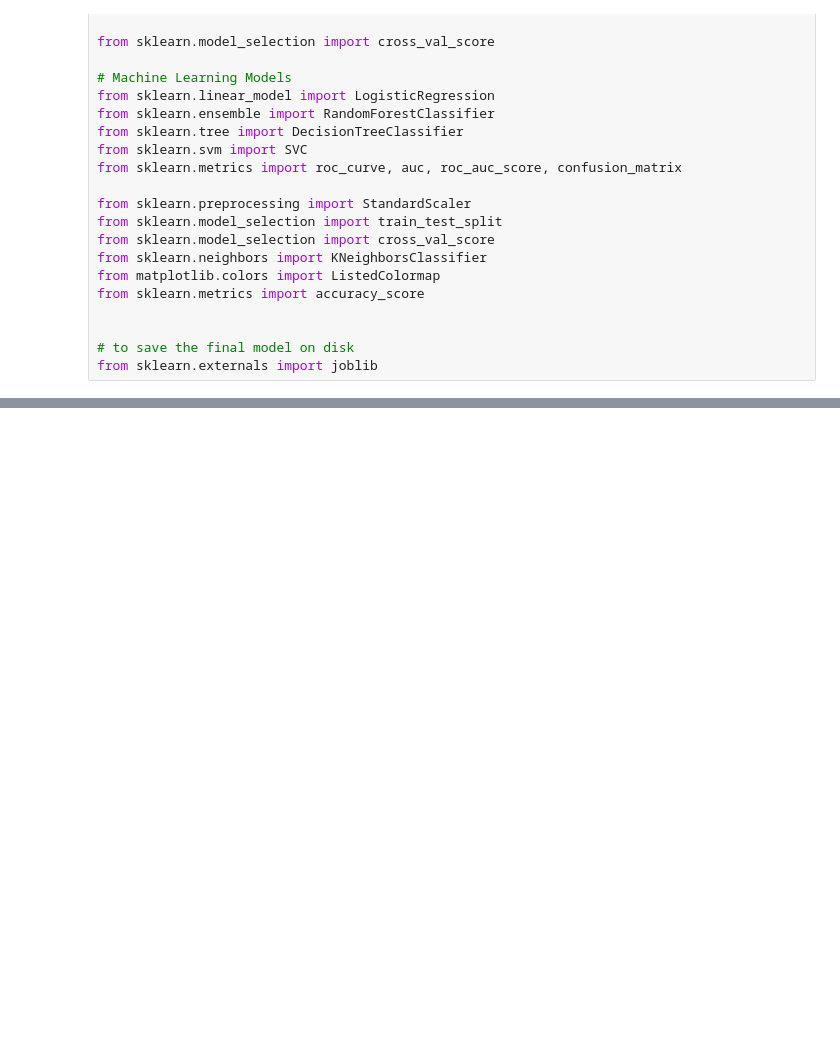
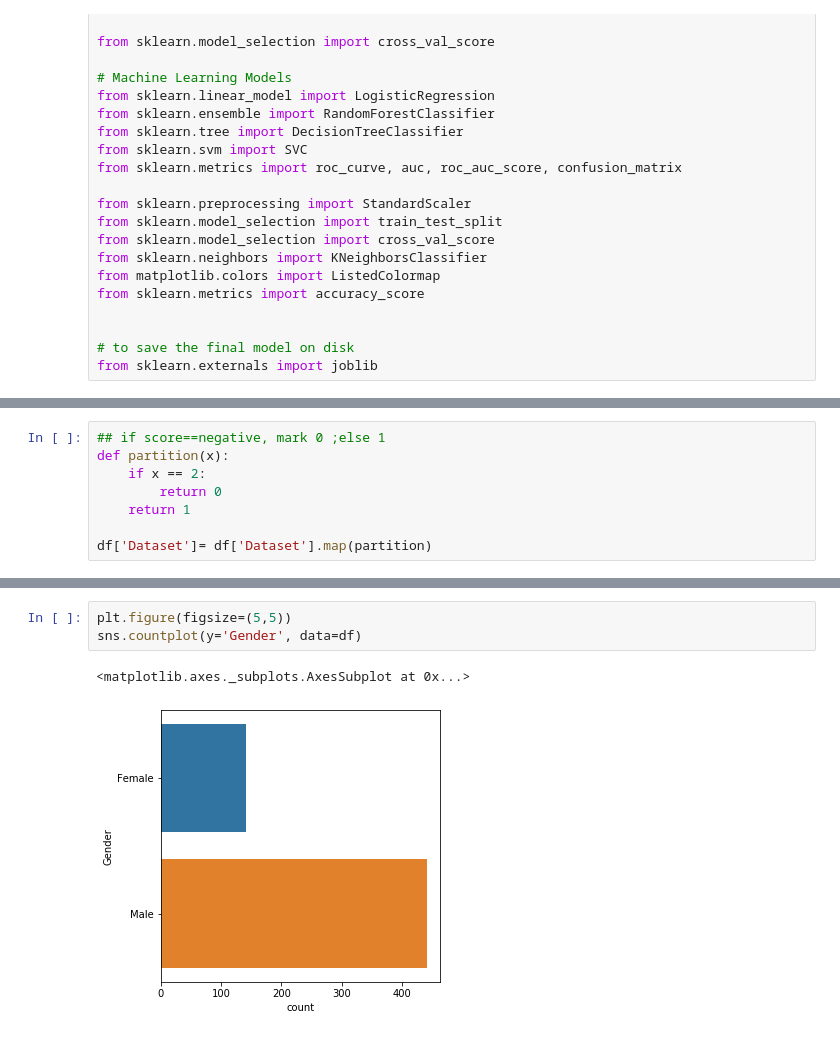
Before and after one commit to bgmallick/LiverDiseasePrediction, a Jupyter notebook: LiverDiseasePrediction.ipynb, the cells around one changed output, grey strips where cells are left out. Cells and saved outputs as stored; diff of their text form; blank space fills up the shorter version.

```diff
--- a/LiverDiseasePrediction.ipynb
+++ b/LiverDiseasePrediction.ipynb
@@ -49,0 +127,8 @@ from sklearn.externals import joblib
+# %%
+## if score==negative, mark 0 ;else 1
+def partition(x):
+    if x == 2:
+        return 0
+    return 1
+
+df['Dataset']= df['Dataset'].map(partition)
@@ -49,0 +143,6 @@ from sklearn.externals import joblib
+# %%
+plt.figure(figsize=(5,5))
+sns.countplot(y='Gender', data=df)
+# %% [output]
+<matplotlib.axes._subplots.AxesSubplot at 0x...>
+[figure, added]
```
Also changed, not shown: parts of 40 cells of this notebook.
